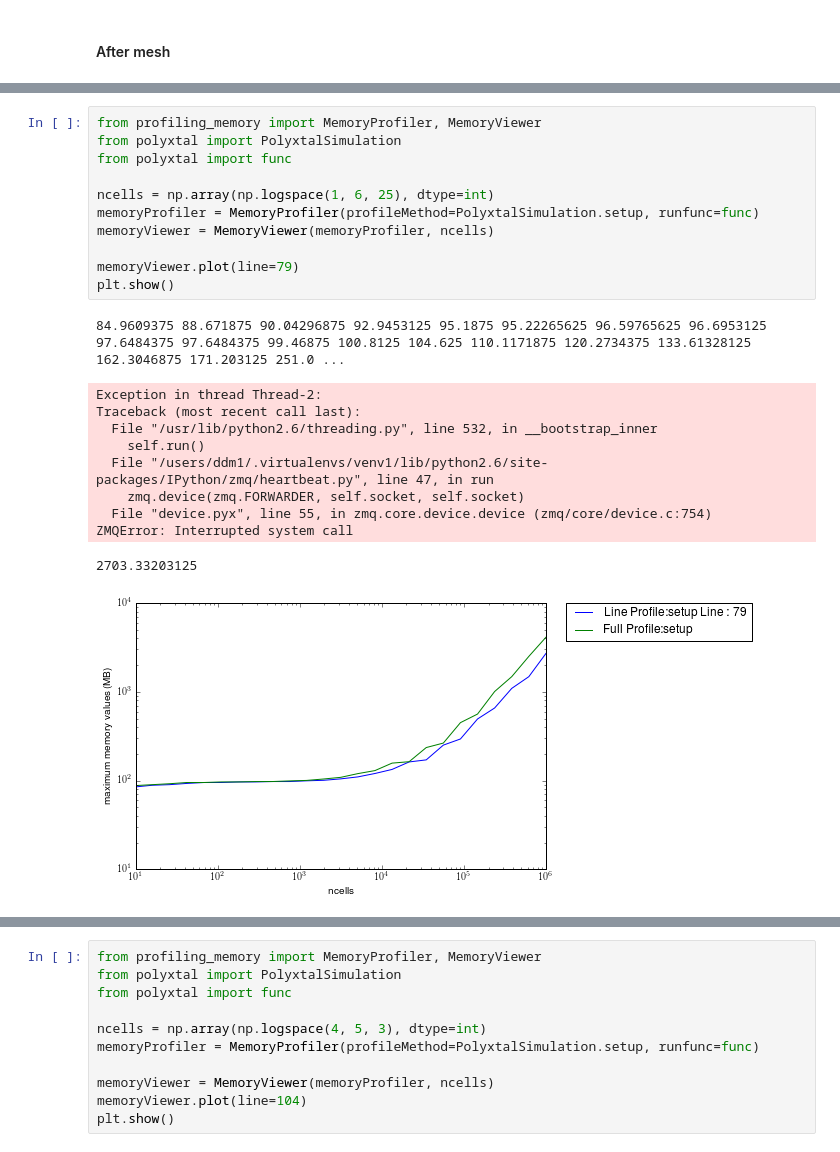
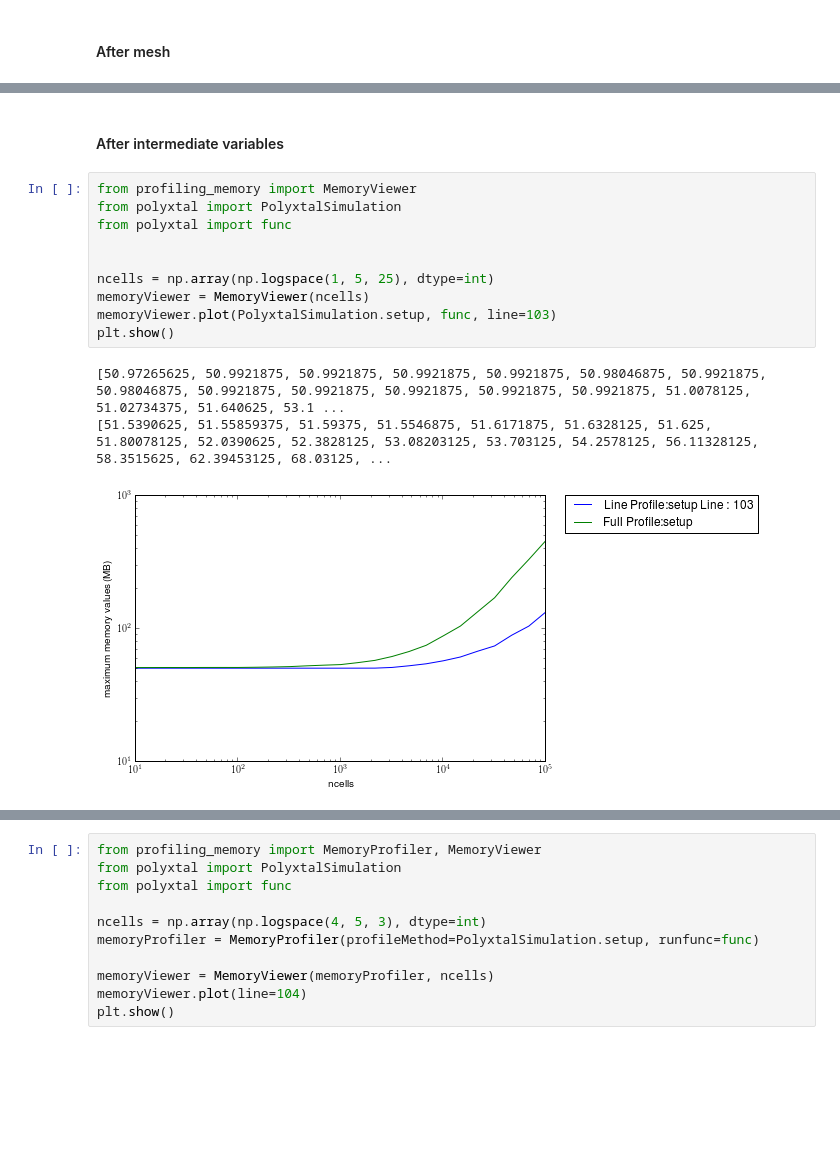
Before and after one commit to dmurali1/SURF2013, a Jupyter notebook: Profile_Polyxtal.ipynb, the cells around one changed output, grey strips where cells are left out. Saved outputs shown, nothing was run; the diff lists cells and outputs as text; blank space fills up the shorter version.

```diff
--- a/Profile_Polyxtal.ipynb
+++ b/Profile_Polyxtal.ipynb
@@ -197,23 +181,16 @@ plt.show()
+# %% [markdown]
+#### After intermediate variables
 # %%
-from profiling_memory import MemoryProfiler, MemoryViewer
+from profiling_memory import MemoryViewer
 from polyxtal import PolyxtalSimulation
 from polyxtal import func
 
-ncells = np.array(np.logspace(1, 6, 25), dtype=int)
-memoryProfiler = MemoryProfiler(profileMethod=PolyxtalSimulation.setup, runfunc=func)
-memoryViewer = MemoryViewer(memoryProfiler, ncells)
 
-memoryViewer.plot(line=79)
+ncells = np.array(np.logspace(1, 5, 25), dtype=int)
+memoryViewer = MemoryViewer(ncells)
+memoryViewer.plot(PolyxtalSimulation.setup, func, line=103)
 plt.show()
 # %% [output]
-84.9609375 88.671875 90.04296875 92.9453125 95.1875 95.22265625 96.59765625 96.6953125 97.6484375 97.6484375 99.46875 100.8125 104.625 110.1171875 120.2734375 133.61328125 162.3046875 171.203125 251.0 ...
+[50.97265625, 50.9921875, 50.9921875, 50.9921875, 50.9921875, 50.98046875, 50.9921875, 50.98046875, 50.9921875, 50.9921875, 50.9921875, 50.9921875, 50.9921875, 51.0078125, 51.02734375, 51.640625, 53.1 ...
+[51.5390625, 51.55859375, 51.59375, 51.5546875, 51.6171875, 51.6328125, 51.625, 51.80078125, 52.0390625, 52.3828125, 53.08203125, 53.703125, 54.2578125, 56.11328125, 58.3515625, 62.39453125, 68.03125, ...
-Exception in thread Thread-2:
-Traceback (most recent call last):
-  File "/usr/lib/python2.6/threading.py", line 532, in __bootstrap_inner
-    self.run()
-  File "/users/ddm1/.virtualenvs/venv1/lib/python2.6/site-packages/IPython/zmq/heartbeat.py", line 47, in run
-    zmq.device(zmq.FORWARDER, self.socket, self.socket)
-  File "device.pyx", line 55, in zmq.core.device.device (zmq/core/device.c:754)
-ZMQError: Interrupted system call
-2703.33203125
-[figure, old version]
+[figure, new version]
```
Also changed, not shown: parts of 5 cells of this notebook, 3 other files.
